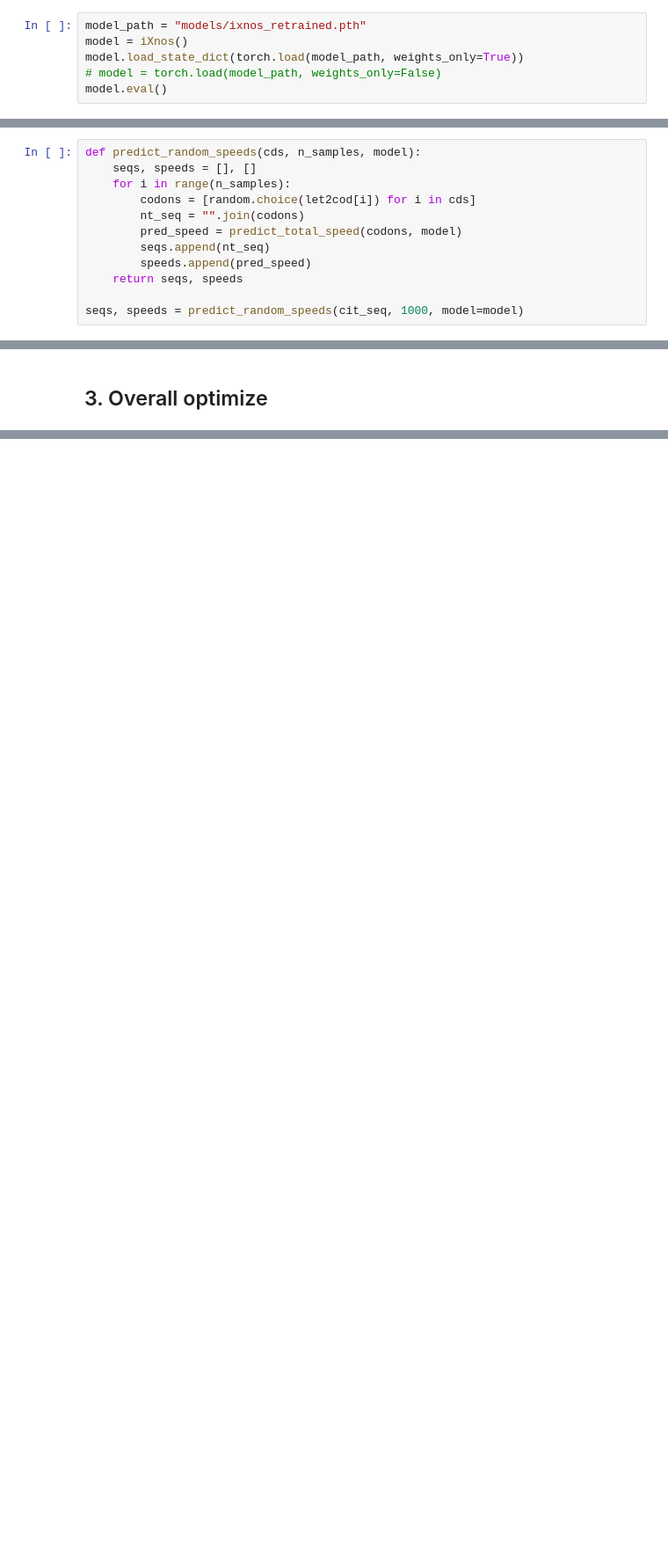
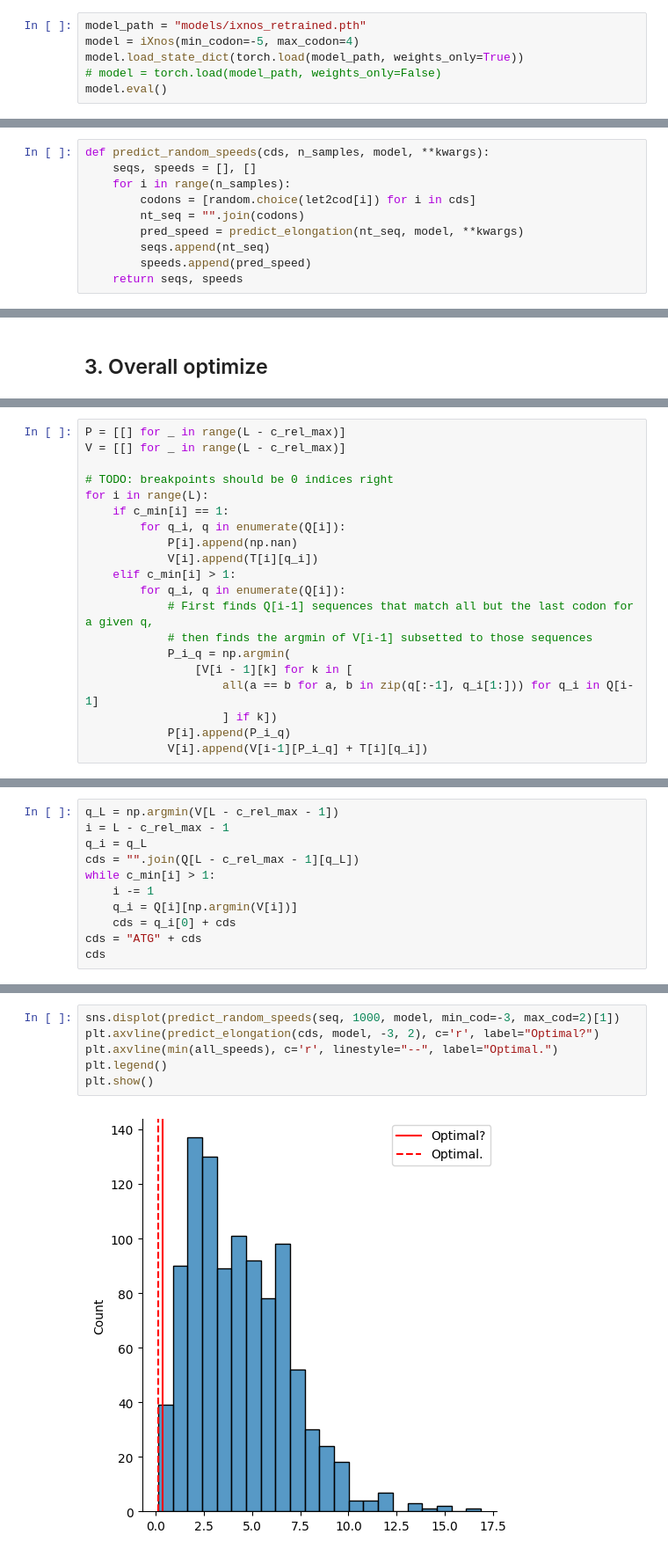
Before and after one commit to jedsurf/lareau-rotation, a Jupyter notebook: notebooks/250106_optimize.ipynb, the cells around one changed output, grey strips where cells are left out. Shown at 88% size. Drawn from its saved outputs; the diff is of its cells as text; blank space fills up the shorter version.

```diff
--- a/notebooks/250106_optimize.ipynb
+++ b/notebooks/250106_optimize.ipynb
@@ -29,7 +29,7 @@ NT_INDICES = np.arange(-15, 15)  # Nucleotide indices window
 CODON_INDICES = np.arange(-5, 5)  # Codon indices window
 # %%
 model_path = "models/ixnos_retrained.pth"
-model = iXnos()
+model = iXnos(min_codon=-5, max_codon=4)
 model.load_state_dict(torch.load(model_path, weights_only=True))
 # model = torch.load(model_path, weights_only=False)
 model.eval()
@@ -157,15 +178,13 @@ let2cod = {
     'G': ['GGT', 'GGC', 'GGA', 'GGG'],
 }
 # %%
-def predict_random_speeds(cds, n_samples, model):
+def predict_random_speeds(cds, n_samples, model, **kwargs):
     seqs, speeds = [], []
     for i in range(n_samples):
         codons = [random.choice(let2cod[i]) for i in cds]
         nt_seq = "".join(codons)
-        pred_speed = predict_total_speed(codons, model)
+        pred_speed = predict_elongation(nt_seq, model, **kwargs)
         seqs.append(nt_seq)
         speeds.append(pred_speed)
     return seqs, speeds
-
-seqs, speeds = predict_random_speeds(cit_seq, 1000, model=model)
 # %%
@@ -277,0 +249,20 @@ m.eval()
+# %%
+P = [[] for _ in range(L - c_rel_max)]
+V = [[] for _ in range(L - c_rel_max)]
+
+# TODO: breakpoints should be 0 indices right
+for i in range(L):
+    if c_min[i] == 1:
+        for q_i, q in enumerate(Q[i]):
+            P[i].append(np.nan)
+            V[i].append(T[i][q_i])
+    elif c_min[i] > 1:
+        for q_i, q in enumerate(Q[i]):
+            # First finds Q[i-1] sequences that match all but the last codon for a given q,
+            # then finds the argmin of V[i-1] subsetted to those sequences
+            P_i_q = np.argmin(
+                [V[i - 1][k] for k in [
+                    all(a == b for a, b in zip(q[:-1], q_i[1:])) for q_i in Q[i-1]
+                    ] if k])
+            P[i].append(P_i_q)
+            V[i].append(V[i-1][P_i_q] + T[i][q_i])
@@ -277,0 +271,11 @@ m.eval()
+# %%
+q_L = np.argmin(V[L - c_rel_max - 1])
+i = L - c_rel_max - 1
+q_i = q_L
+cds = "".join(Q[L - c_rel_max - 1][q_L])
+while c_min[i] > 1:
+    i -= 1
+    q_i = Q[i][np.argmin(V[i])]
+    cds = q_i[0] + cds
+cds = "ATG" + cds
+cds
@@ -277,0 +288,8 @@ m.eval()
+# %%
+sns.displot(predict_random_speeds(seq, 1000, model, min_cod=-3, max_cod=2)[1])
+plt.axvline(predict_elongation(cds, model, -3, 2), c='r', label="Optimal?")
+plt.axvline(min(all_speeds), c='r', linestyle="--", label="Optimal.")
+plt.legend()
+plt.show()
+# %% [output]
+[figure, added]
```
Also changed, not shown: parts of 17 cells of this notebook, 7 other files.
